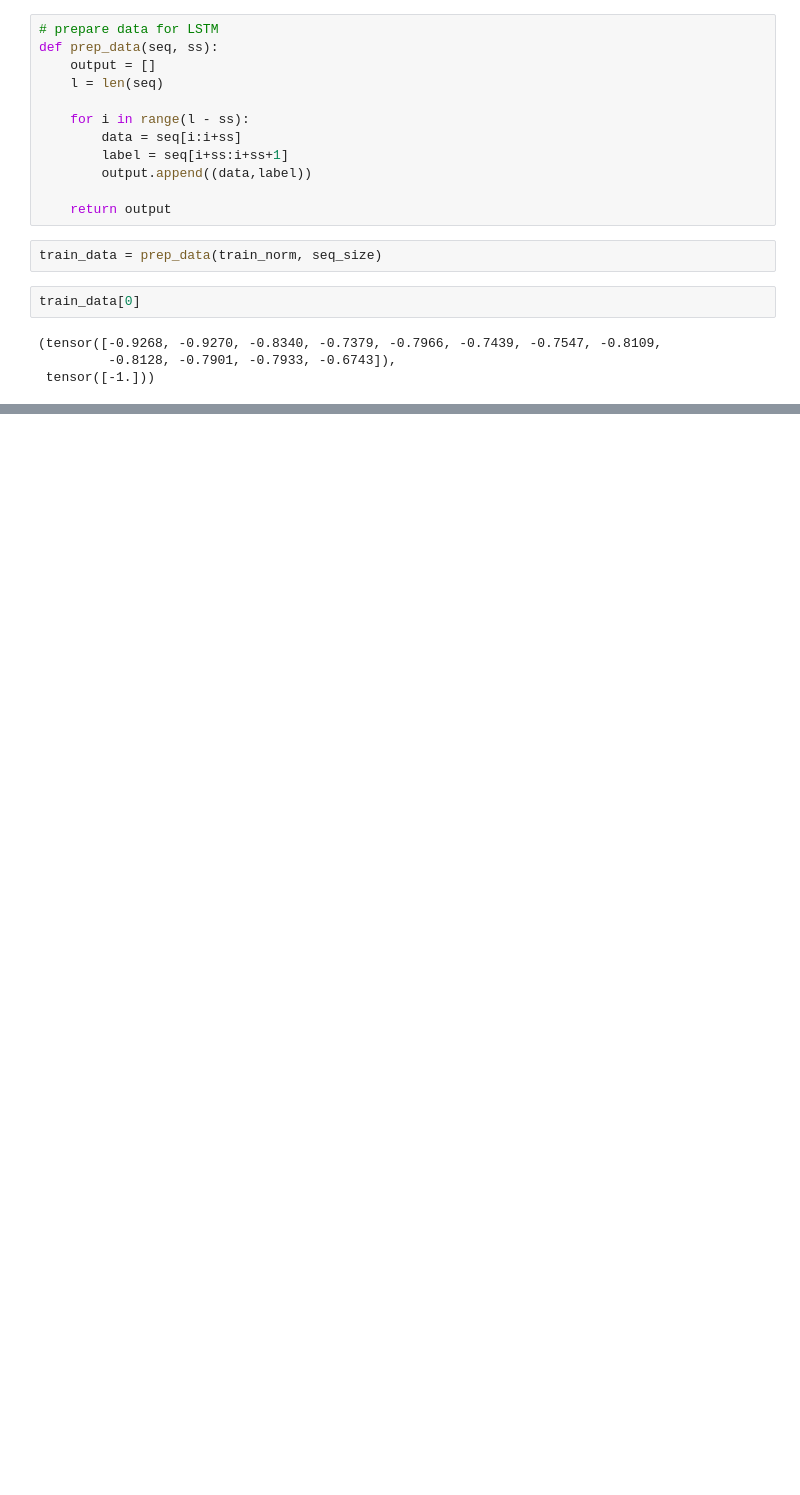
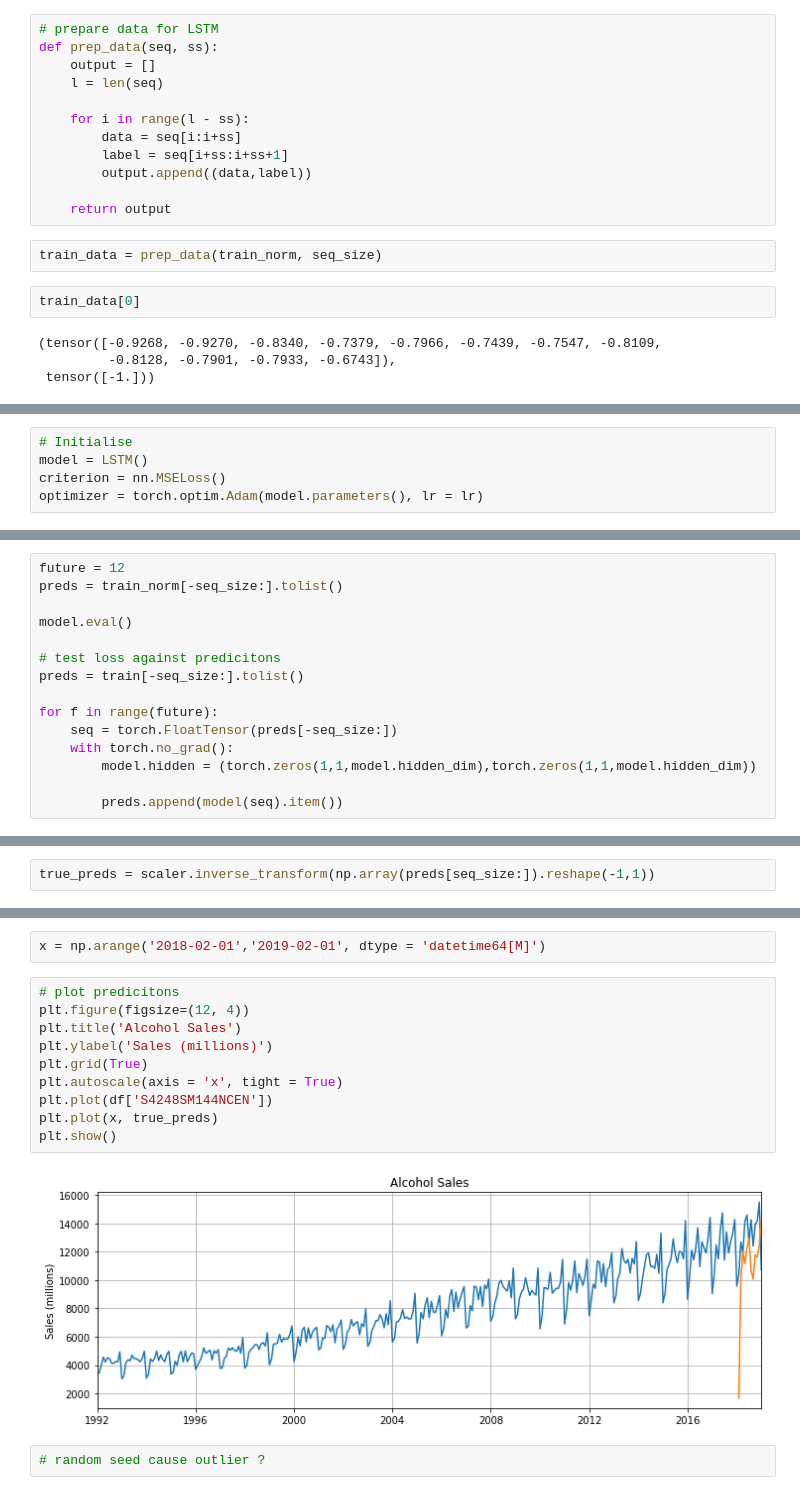
Before and after one commit to connor-john/RNN-pytorch, a Jupyter notebook: Time-series/timeseries-playground.ipynb, the cells around one changed output, grey strips where cells are left out. Cells and saved outputs as stored; diff of their text form; blank space fills up the shorter version.

```diff
--- a/Time-series/timeseries-playground.ipynb
+++ b/Time-series/timeseries-playground.ipynb
@@ -81,0 +104,5 @@ train_data[0]
+# %%
+# Initialise
+model = LSTM()
+criterion = nn.MSELoss()
+optimizer = torch.optim.Adam(model.parameters(), lr = lr)
@@ -81,0 +157,15 @@ train_data[0]
+# %%
+future = 12
+preds = train_norm[-seq_size:].tolist()
+
+model.eval()
+
+# test loss against predicitons
+preds = train[-seq_size:].tolist()
+
+for f in range(future):
+    seq = torch.FloatTensor(preds[-seq_size:])
+    with torch.no_grad():
+        model.hidden = (torch.zeros(1,1,model.hidden_dim),torch.zeros(1,1,model.hidden_dim))
+
+        preds.append(model(seq).item())
@@ -81,0 +188,2 @@ train_data[0]
+# %%
+true_preds = scaler.inverse_transform(np.array(preds[seq_size:]).reshape(-1,1))
@@ -81,0 +222,16 @@ train_data[0]
+# %%
+x = np.arange('2018-02-01','2019-02-01', dtype = 'datetime64[M]')
+# %%
+# plot predicitons
+plt.figure(figsize=(12, 4))
+plt.title('Alcohol Sales')
+plt.ylabel('Sales (millions)')
+plt.grid(True)
+plt.autoscale(axis = 'x', tight = True)
+plt.plot(df['S4248SM144NCEN'])
+plt.plot(x, true_preds)
+plt.show()
+# %% [output]
+[figure, added]
+# %%
+# random seed cause outlier ?
```
Also changed, not shown: parts of 7 cells of this notebook.
